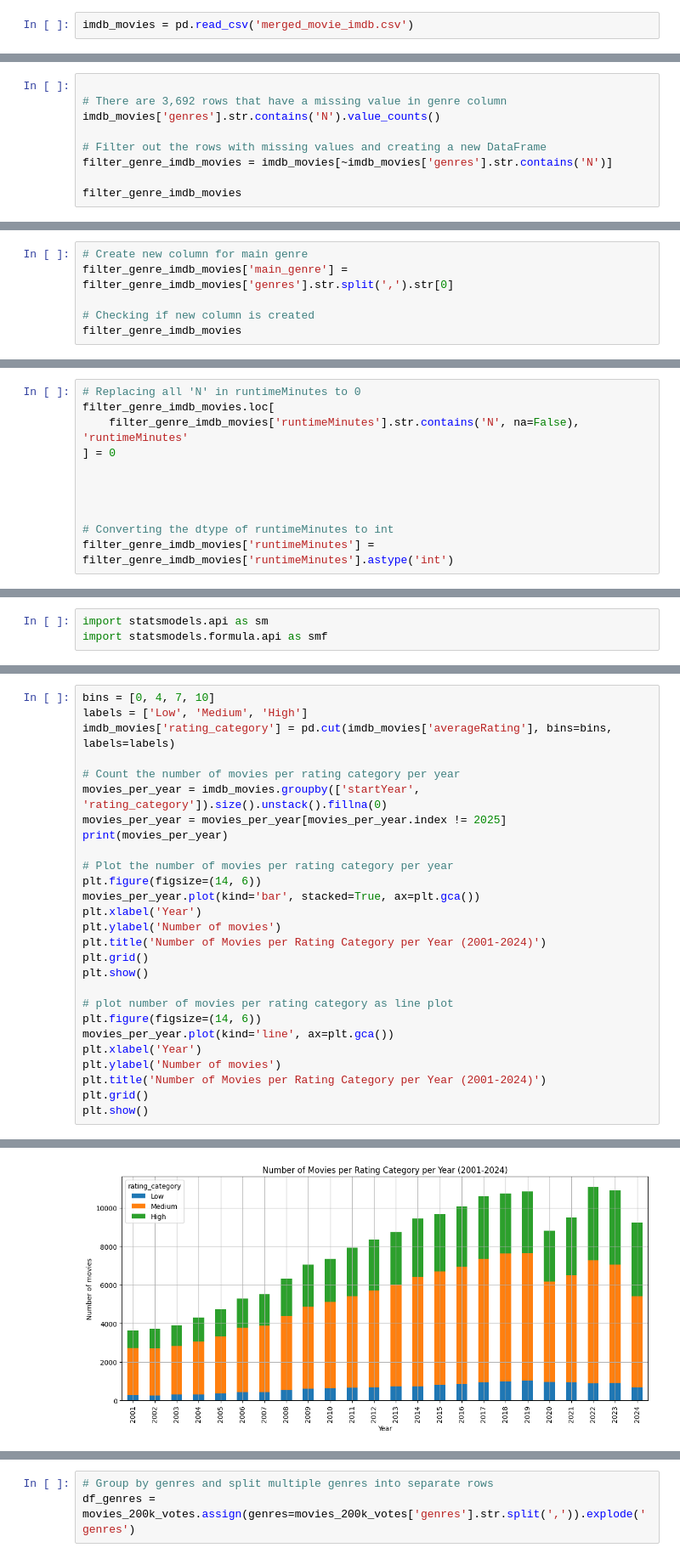
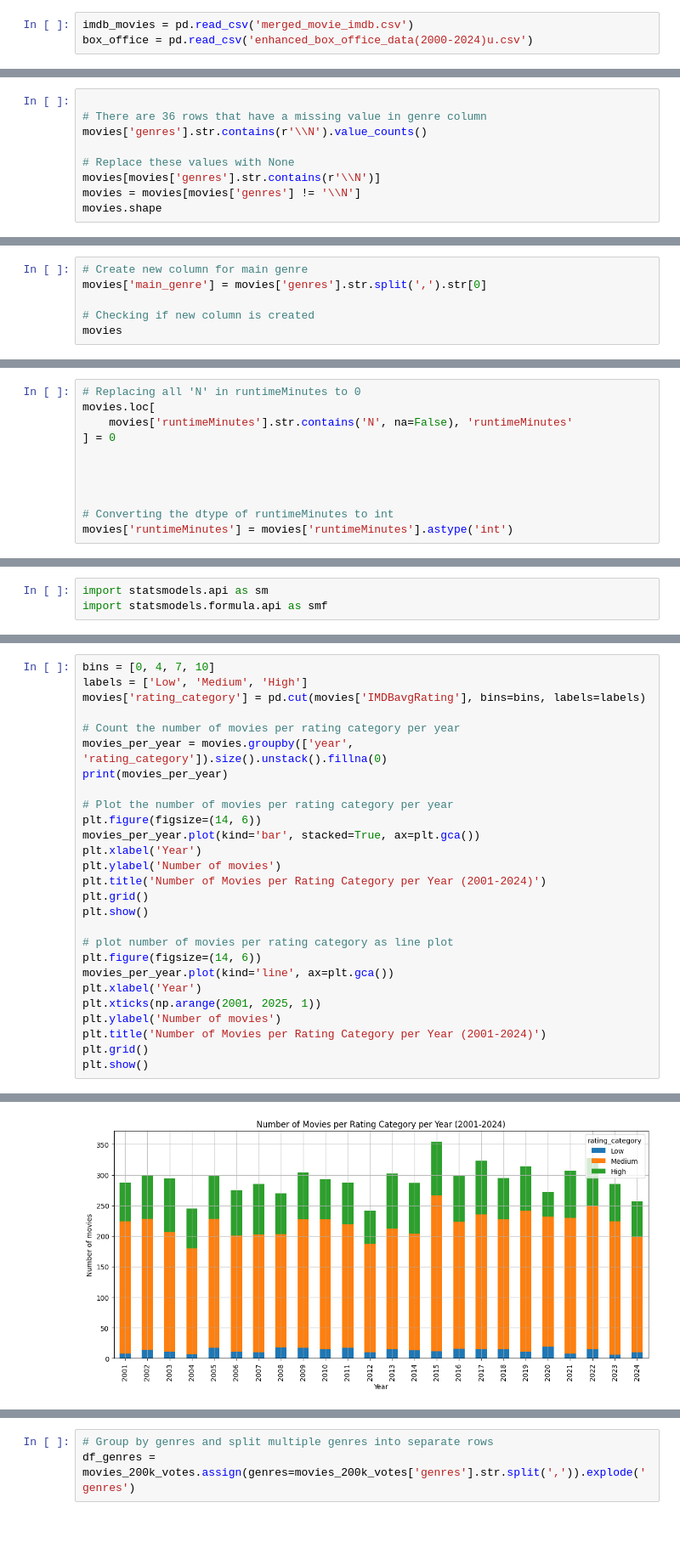
Before and after one commit to lundnm/Movie_Analysis, a Jupyter notebook: manipulation.ipynb, the cells around one changed output, grey strips where cells are left out. Shown at 85% size. Saved outputs shown, nothing was run; the diff lists cells and outputs as text; blank space fills up the shorter version.

Commit message:
Merge new box office data and update earlier data cleaning with new column names and data

```diff
--- a/manipulation.ipynb
+++ b/manipulation.ipynb
@@ -10,5 +10,6 @@ import warnings
 warnings.simplefilter(action='ignore')
 # %%
 imdb_movies = pd.read_csv('merged_movie_imdb.csv')
+box_office = pd.read_csv('enhanced_box_office_data(2000-2024)u.csv')
 # %% [markdown]
 ## Data Collection and Merging
@@ -81,10 +134,10 @@ imdb_movies.sample(5)
 # %%
 
-# There are 3,692 rows that have a missing value in genre column
-imdb_movies['genres'].str.contains('N').value_counts()
+# There are 36 rows that have a missing value in genre column
+movies['genres'].str.contains(r'\\N').value_counts()
 
-# Filter out the rows with missing values and creating a new DataFrame
-filter_genre_imdb_movies = imdb_movies[~imdb_movies['genres'].str.contains('N')]
-
-filter_genre_imdb_movies
+# Replace these values with None
+movies[movies['genres'].str.contains(r'\\N')]
+movies = movies[movies['genres'] != '\\N']
+movies.shape
 # %% [output]
@@ -104,7 +145,7 @@ filter_genre_imdb_movies
 # %%
 # Create new column for main genre
-filter_genre_imdb_movies['main_genre'] = filter_genre_imdb_movies['genres'].str.split(',').str[0]
+movies['main_genre'] = movies['genres'].str.split(',').str[0]
 
 # Checking if new column is created
-filter_genre_imdb_movies
+movies
 # %% [output]
@@ -148,14 +188,14 @@ plt.show()
 ### Finding the Top 5 Film that are over the average runtime and over 10,000 votes
 # %%
 # Replacing all 'N' in runtimeMinutes to 0
-filter_genre_imdb_movies.loc[
-    filter_genre_imdb_movies['runtimeMinutes'].str.contains('N', na=False), 'runtimeMinutes'
+movies.loc[
+    movies['runtimeMinutes'].str.contains('N', na=False), 'runtimeMinutes'
 ] = 0
 
 
 
 
 # Converting the dtype of runtimeMinutes to int
-filter_genre_imdb_movies['runtimeMinutes'] = filter_genre_imdb_movies['runtimeMinutes'].astype('int')
+movies['runtimeMinutes'] = movies['runtimeMinutes'].astype('int')
 # %%
 # Filter for the top 5 movies by 'averageRating' and have over 10000 votes and over 120 minutes long
@@ -374,11 +376,10 @@ The number of votes for medium rated moves was significantly lower than high rat
 # %%
 bins = [0, 4, 7, 10]
 labels = ['Low', 'Medium', 'High']
-imdb_movies['rating_category'] = pd.cut(imdb_movies['averageRating'], bins=bins, labels=labels)
+movies['rating_category'] = pd.cut(movies['IMDBavgRating'], bins=bins, labels=labels)
 
 # Count the number of movies per rating category per year
-movies_per_year = imdb_movies.groupby(['startYear', 'rating_category']).size().unstack().fillna(0)
-movies_per_year = movies_per_year[movies_per_year.index != 2025]
+movies_per_year = movies.groupby(['year', 'rating_category']).size().unstack().fillna(0)
 print(movies_per_year)
 
 # Plot the number of movies per rating category per year
@@ -394,6 +395,7 @@ plt.show()
 plt.figure(figsize=(14, 6))
 movies_per_year.plot(kind='line', ax=plt.gca())
 plt.xlabel('Year')
+plt.xticks(np.arange(2001, 2025, 1))
 plt.ylabel('Number of movies')
 plt.title('Number of Movies per Rating Category per Year (2001-2024)')
 plt.grid()
@@ -419 +421 @@ startYear
-[figure, old version]
+[figure, new version]
```
Also changed, not shown: parts of 36 cells of this notebook.
